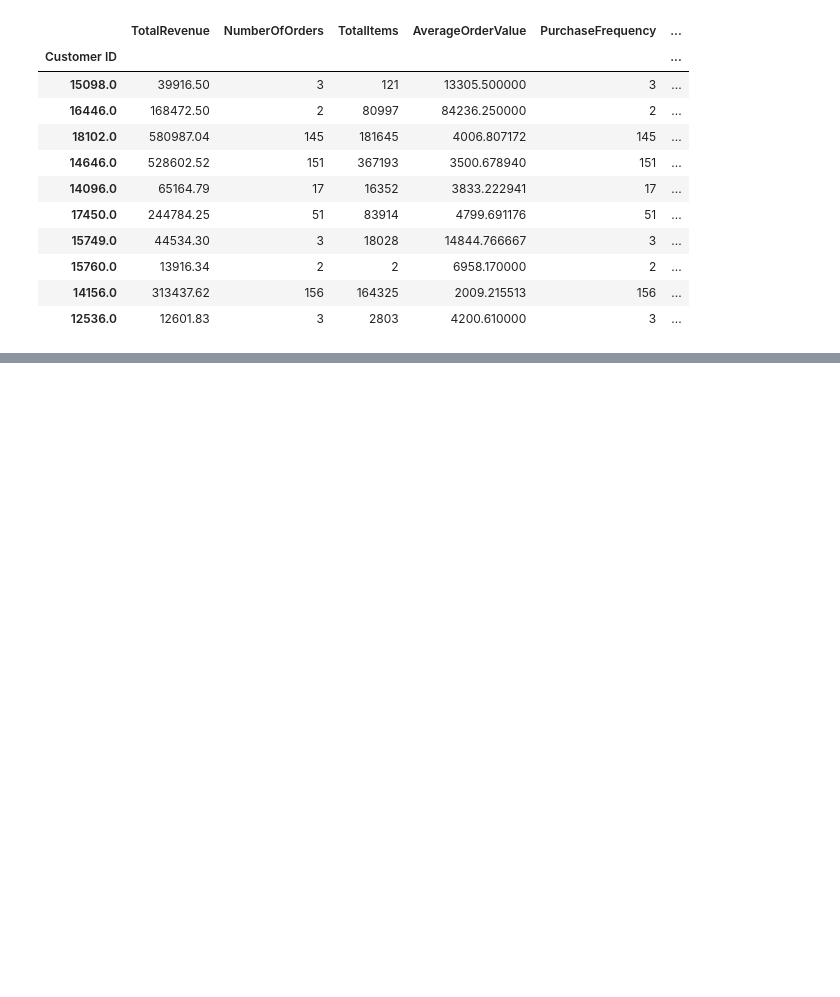
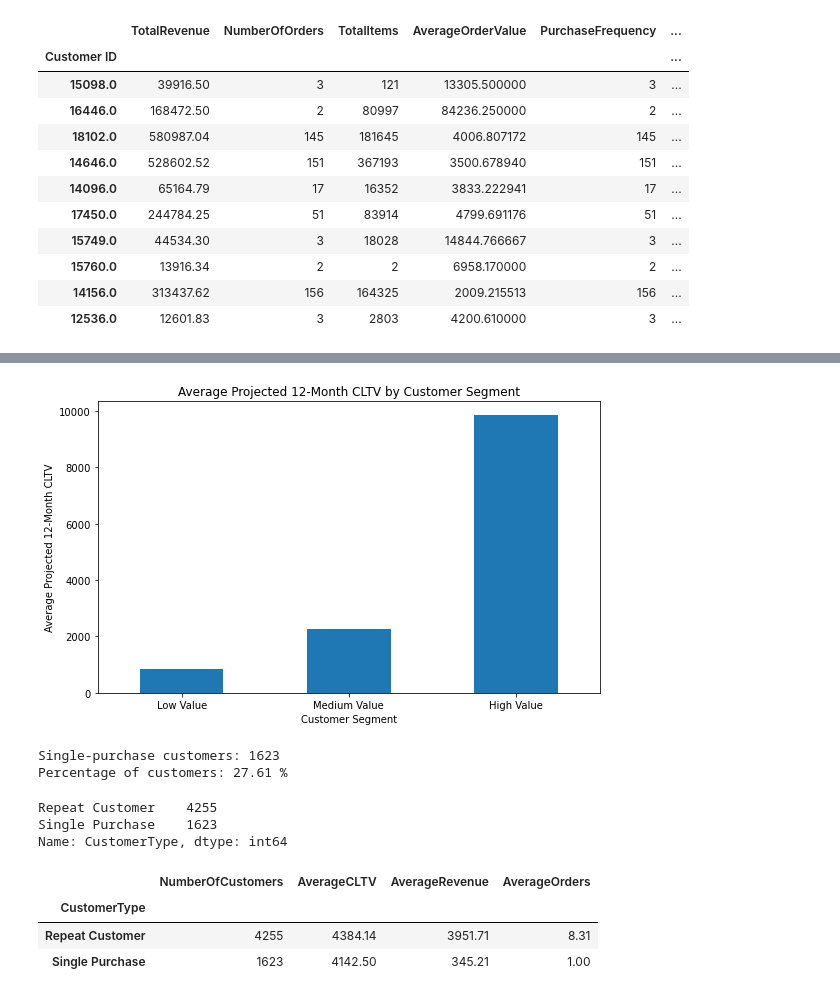
Before and after one commit to Tamoze/SaaS-ECommerce-Cohort-Retention-CLTV-Analysis, a Jupyter notebook: notebooks/week1-datacleaning.ipynb, the cells around one changed output, grey strips where cells are left out. Cells and saved outputs as stored; diff of their text form; code cells hidden in the pictures; blank space fills up the shorter version.

Commit message:
Complete projected CLTV and customer segmentation analysis

```diff
--- a/notebooks/week1-datacleaning.ipynb
+++ b/notebooks/week1-datacleaning.ipynb
@@ -1127,0 +1207,6 @@ customer_summary.sort_values(
+# %%
+customer_summary["CLTVSegment"] = pd.qcut(
+    customer_summary["Projected12MonthCLTV"],
+    q=3,
+    labels=["Low Value", "Medium Value", "High Value"]
+)
@@ -1127,0 +1240,14 @@ customer_summary.sort_values(
+# %%
+segment_summary = (
+    customer_summary
+    .groupby("CLTVSegment", observed=True)
+    .agg(
+        NumberOfCustomers=("Projected12MonthCLTV", "count"),
+        AverageCLTV=("Projected12MonthCLTV", "mean"),
+        AverageOrderValue=("AverageOrderValue", "mean"),
+        AverageOrders=("NumberOfOrders", "mean")
+    )
+    .round(2)
+)
+
+segment_summary
@@ -1127,0 +1260,34 @@ customer_summary.sort_values(
+# %%
+segment_summary["AverageCLTV"].plot(
+    kind="bar",
+    figsize=(8, 5)
+)
+
+plt.title("Average Projected 12-Month CLTV by Customer Segment")
+plt.xlabel("Customer Segment")
+plt.ylabel("Average Projected 12-Month CLTV")
+plt.xticks(rotation=0)
+plt.tight_layout()
+
+plt.show()
+# %% [output]
+[figure, added]
+# %%
+single_purchase_customers = customer_summary[
+    customer_summary["NumberOfOrders"] == 1
+]
+
+print("Single-purchase customers:", len(single_purchase_customers))
+
+print(
+    "Percentage of customers:",
+    round(
+        len(single_purchase_customers)
+        / len(customer_summary) * 100,
+        2
+    ),
+    "%"
+)
+# %% [output]
+Single-purchase customers: 1623
+Percentage of customers: 27.61 %
@@ -1127,0 +1301,26 @@ customer_summary.sort_values(
+# %%
+
+customer_summary["CustomerType"].value_counts()
+# %% [output]
+Repeat Customer    4255
+Single Purchase    1623
+Name: CustomerType, dtype: int64
+# %%
+customer_type_summary = (
+    customer_summary
+    .groupby("CustomerType")
+    .agg(
+        NumberOfCustomers=("Projected12MonthCLTV", "count"),
+        AverageCLTV=("Projected12MonthCLTV", "mean"),
+        AverageRevenue=("TotalRevenue", "mean"),
+        AverageOrders=("NumberOfOrders", "mean")
+    )
+    .round(2)
+)
+
+customer_type_summary
+# %% [output]
+|  | NumberOfCustomers | AverageCLTV | AverageRevenue | AverageOrders |
+| CustomerType |  |  |  |  |
+| Repeat Customer | 4255 | 4384.14 | 3951.71 | 8.31 |
+| Single Purchase | 1623 | 4142.50 | 345.21 | 1.00 |
```
Also changed, not shown: parts of 16 cells of this notebook, 3 other files.
